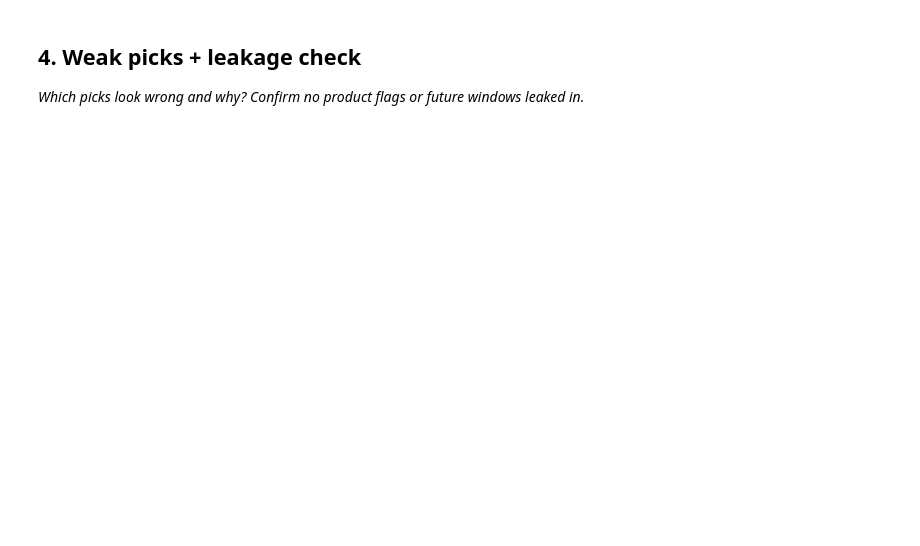
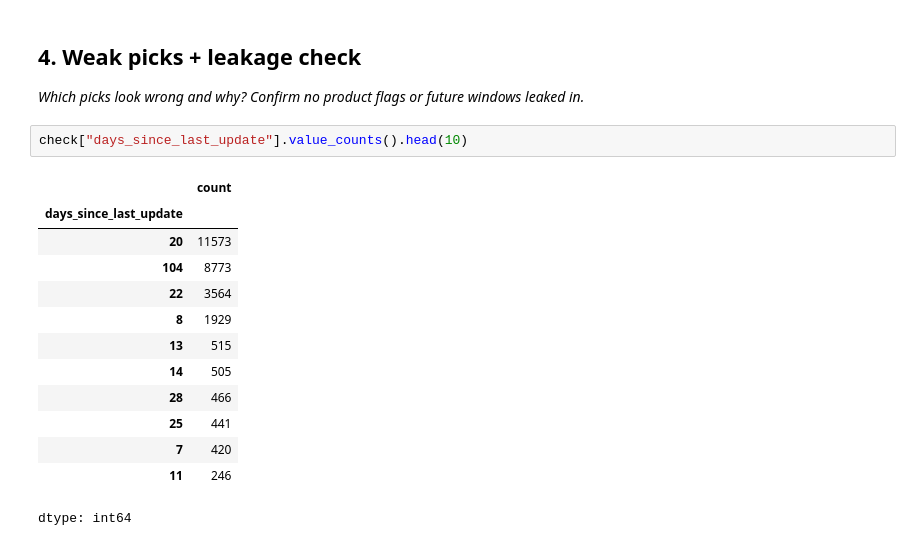
Before and after one commit to Ayesha-Shahzadkhan/flyrank-assignment1, a Jupyter notebook: work/notebooks/w04_baseline_score.ipynb, the cells around one changed output. Drawn from its saved outputs; the diff is of its cells as text; blank space fills up the shorter version.

```diff
--- a/work/notebooks/w04_baseline_score.ipynb
+++ b/work/notebooks/w04_baseline_score.ipynb
@@ -181,3 +303,19 @@ Higher visibility (impressions) correlates with a meaningfully higher decline ra
 ## 4. Weak picks + leakage check
 
 *Which picks look wrong and why? Confirm no product flags or future windows leaked in.*
+# %%
+check["days_since_last_update"].value_counts().head(10)
+# %% [output]
+|  | count |
+| days_since_last_update |  |
+| 20 | 11573 |
+| 104 | 8773 |
+| 22 | 3564 |
+| 8 | 1929 |
+| 13 | 515 |
+| 14 | 505 |
+| 28 | 466 |
+| 25 | 441 |
+| 7 | 420 |
+| 11 | 246 |
+dtype: int64
```
Also changed, not shown: parts of 11 cells of this notebook.
